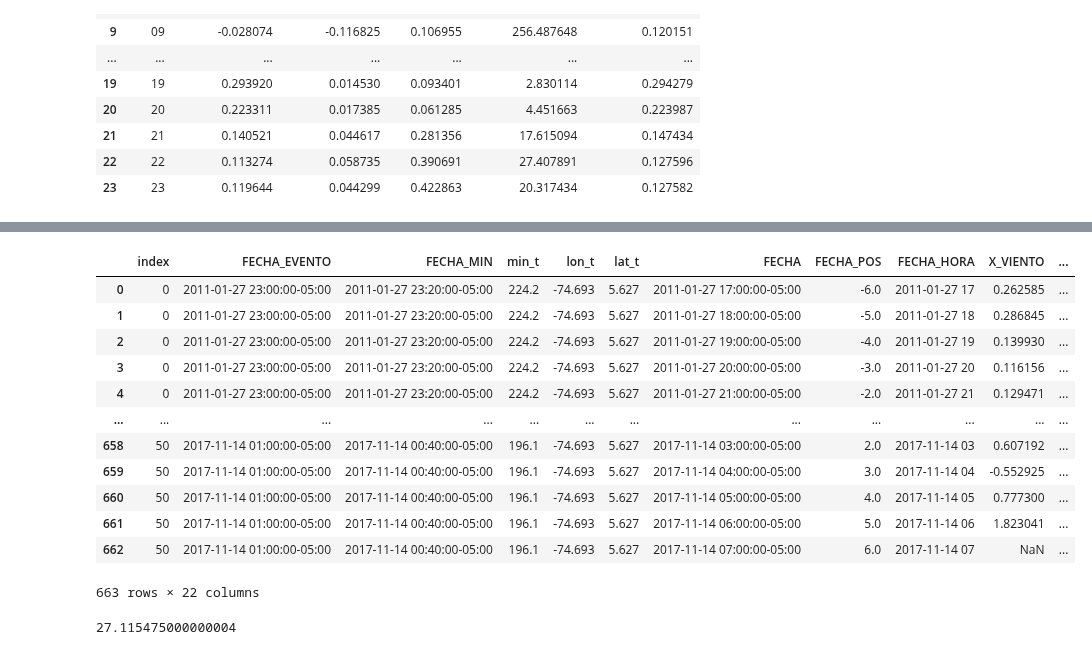
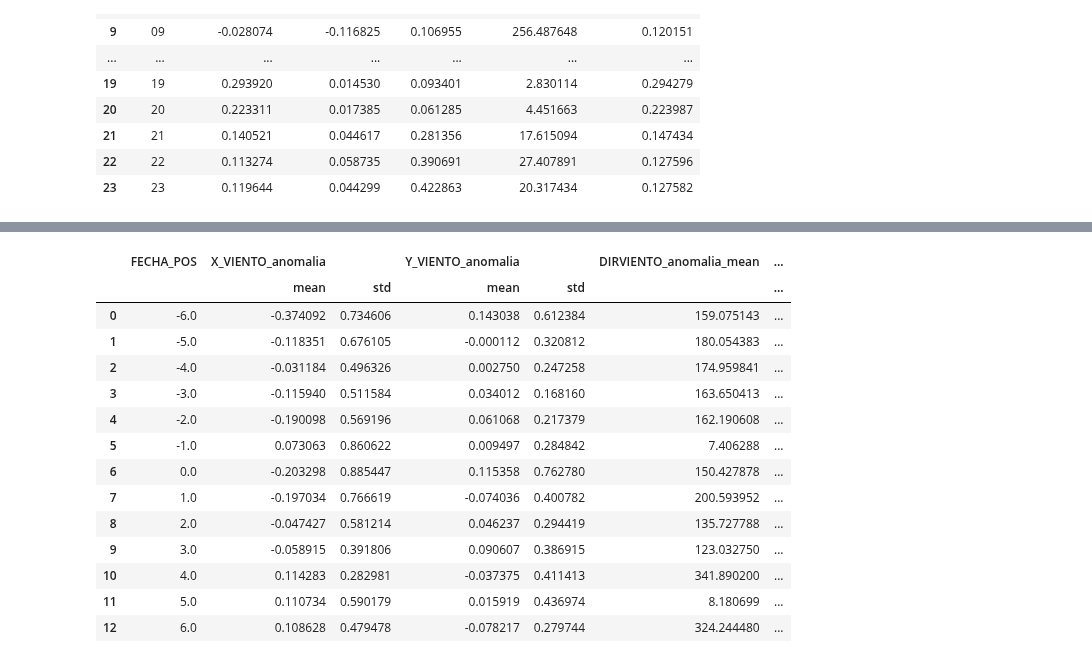
Before and after one commit to chris051091/Seminario-3, a Jupyter notebook: anomalias/src/Anomalias_palanquero.ipynb, the cells around one changed output, grey strips where cells are left out. Drawn from its saved outputs; the diff is of its cells as text; code cells hidden in the pictures.

```diff
--- a/anomalias/src/Anomalias_palanquero.ipynb
+++ b/anomalias/src/Anomalias_palanquero.ipynb
@@ -376,35 +412,40 @@ df10mean
 # %%
 dfCross10m = pd.merge(dfEventAn, df10m, on='FECHA', how = 'left')
 dfCross10m['HORA'] = dfCross10m['FECHA'].apply(lambda x: x[11:13])
 dfCross10m = pd.merge(dfCross10m, df10mean, on = 'HORA', how='left')
 
 list_anomalias_10m = []
-for col in ['DIRVIENTO', 'VELVIENTO']:
+for col in ['X_VIENTO', 'Y_VIENTO']:
   anomalia = f'{col}_anomalia'
   list_anomalias_10m.append(anomalia)
   dfCross10m[anomalia] = dfCross10m[f'{col}'] - dfCross10m[f'{col}_mean']
 
-func_norm_360 = lambda df, x : df[x] + 360 if df[x] < 0 else df[x]
-dfCross10m['DIRVIENTO_anomalia'] = dfCross10m.apply(func_norm_360, x = 'DIRVIENTO_anomalia', axis=1)
-dfCross10m
-# dfAnomalia_10m = dfCross10m[list_anomalias_10m + ['FECHA_POS']].groupby('FECHA_POS').agg(['mean', 'std']).reset_index()
+# func_norm_360 = lambda df, x : df[x] + 360 if df[x] < 0 else df[x]
+# dfCross10m['DIRVIENTO_anomalia'] = dfCross10m.apply(func_norm_360, x = 'DIRVIENTO_anomalia', axis=1)
+# dfCross10m[dfCross10m['FECHA_POS'] == -6]
+dfAnomalia_10m = dfCross10m[list_anomalias_10m + ['FECHA_POS']].groupby('FECHA_POS').agg(['mean', 'std']).reset_index()
 
-# dfAnomalia_10m
+
+dfAnomalia_10m['DIRVIENTO_anomalia_mean'] = dfAnomalia_10m.apply(func_dir, x = ('X_VIENTO_anomalia', 'mean'), y=('Y_VIENTO_anomalia', 'mean'), axis=1)
+dfAnomalia_10m['VELVIENTO_anomalia_mean'] = dfAnomalia_10m.apply(func_vel, x = ('X_VIENTO_anomalia', 'mean'), y=('Y_VIENTO_anomalia', 'mean'), axis=1)
+
+dfAnomalia_10m['DIRVIENTO_anomalia_std'] = dfAnomalia_10m.apply(func_dir, x = ('X_VIENTO_anomalia', 'std'), y=('Y_VIENTO_anomalia', 'std'), axis=1)
+dfAnomalia_10m['VELVIENTO_anomalia_std'] = dfAnomalia_10m.apply(func_vel, x = ('X_VIENTO_anomalia', 'std'), y=('Y_VIENTO_anomalia', 'std'), axis=1)
+
+dfAnomalia_10m
 # %% [output]
-|  | index | FECHA_EVENTO | FECHA_MIN | min_t | lon_t | lat_t | FECHA | FECHA_POS | FECHA_HORA | X_VIENTO | ... |
-| 0 | 0 | 2011-01-27 23:00:00-05:00 | 2011-01-27 23:20:00-05:00 | 224.2 | -74.693 | 5.627 | 2011-01-27 17:00:00-05:00 | -6.0 | 2011-01-27 17 | 0.262585 | ... |
-| 1 | 0 | 2011-01-27 23:00:00-05:00 | 2011-01-27 23:20:00-05:00 | 224.2 | -74.693 | 5.627 | 2011-01-27 18:00:00-05:00 | -5.0 | 2011-01-27 18 | 0.286845 | ... |
-| 2 | 0 | 2011-01-27 23:00:00-05:00 | 2011-01-27 23:20:00-05:00 | 224.2 | -74.693 | 5.627 | 2011-01-27 19:00:00-05:00 | -4.0 | 2011-01-27 19 | 0.139930 | ... |
-| 3 | 0 | 2011-01-27 23:00:00-05:00 | 2011-01-27 23:20:00-05:00 | 224.2 | -74.693 | 5.627 | 2011-01-27 20:00:00-05:00 | -3.0 | 2011-01-27 20 | 0.116156 | ... |
-| 4 | 0 | 2011-01-27 23:00:00-05:00 | 2011-01-27 23:20:00-05:00 | 224.2 | -74.693 | 5.627 | 2011-01-27 21:00:00-05:00 | -2.0 | 2011-01-27 21 | 0.129471 | ... |
-| ... | ... | ... | ... | ... | ... | ... | ... | ... | ... | ... | ... |
-| 658 | 50 | 2017-11-14 01:00:00-05:00 | 2017-11-14 00:40:00-05:00 | 196.1 | -74.693 | 5.627 | 2017-11-14 03:00:00-05:00 | 2.0 | 2017-11-14 03 | 0.607192 | ... |
-| 659 | 50 | 2017-11-14 01:00:00-05:00 | 2017-11-14 00:40:00-05:00 | 196.1 | -74.693 | 5.627 | 2017-11-14 04:00:00-05:00 | 3.0 | 2017-11-14 04 | -0.552925 | ... |
-| 660 | 50 | 2017-11-14 01:00:00-05:00 | 2017-11-14 00:40:00-05:00 | 196.1 | -74.693 | 5.627 | 2017-11-14 05:00:00-05:00 | 4.0 | 2017-11-14 05 | 0.777300 | ... |
-| 661 | 50 | 2017-11-14 01:00:00-05:00 | 2017-11-14 00:40:00-05:00 | 196.1 | -74.693 | 5.627 | 2017-11-14 06:00:00-05:00 | 5.0 | 2017-11-14 06 | 1.823041 | ... |
-| 662 | 50 | 2017-11-14 01:00:00-05:00 | 2017-11-14 00:40:00-05:00 | 196.1 | -74.693 | 5.627 | 2017-11-14 07:00:00-05:00 | 6.0 | 2017-11-14 07 | NaN | ... |
+|  | FECHA_POS | X_VIENTO_anomalia |  | Y_VIENTO_anomalia |  | DIRVIENTO_anomalia_mean | ... |
+|  |  | mean | std | mean | std |  | ... |
+| 0 | -6.0 | -0.374092 | 0.734606 | 0.143038 | 0.612384 | 159.075143 | ... |
+| 1 | -5.0 | -0.118351 | 0.676105 | -0.000112 | 0.320812 | 180.054383 | ... |
+| 2 | -4.0 | -0.031184 | 0.496326 | 0.002750 | 0.247258 | 174.959841 | ... |
+| 3 | -3.0 | -0.115940 | 0.511584 | 0.034012 | 0.168160 | 163.650413 | ... |
+| 4 | -2.0 | -0.190098 | 0.569196 | 0.061068 | 0.217379 | 162.190608 | ... |
+| 5 | -1.0 | 0.073063 | 0.860622 | 0.009497 | 0.284842 | 7.406288 | ... |
+| 6 | 0.0 | -0.203298 | 0.885447 | 0.115358 | 0.762780 | 150.427878 | ... |
+| 7 | 1.0 | -0.197034 | 0.766619 | -0.074036 | 0.400782 | 200.593952 | ... |
+| 8 | 2.0 | -0.047427 | 0.581214 | 0.046237 | 0.294419 | 135.727788 | ... |
+| 9 | 3.0 | -0.058915 | 0.391806 | 0.090607 | 0.386915 | 123.032750 | ... |
+| 10 | 4.0 | 0.114283 | 0.282981 | -0.037375 | 0.411413 | 341.890200 | ... |
+| 11 | 5.0 | 0.110734 | 0.590179 | 0.015919 | 0.436974 | 8.180699 | ... |
+| 12 | 6.0 | 0.108628 | 0.479478 | -0.078217 | 0.279744 | 324.244480 | ... |
-663 rows × 22 columns
-# %%
-26.215765 - 359.100290 	+ 360
-# %% [output]
-27.115475000000004
```
Also changed, not shown: parts of 5 cells of this notebook.
